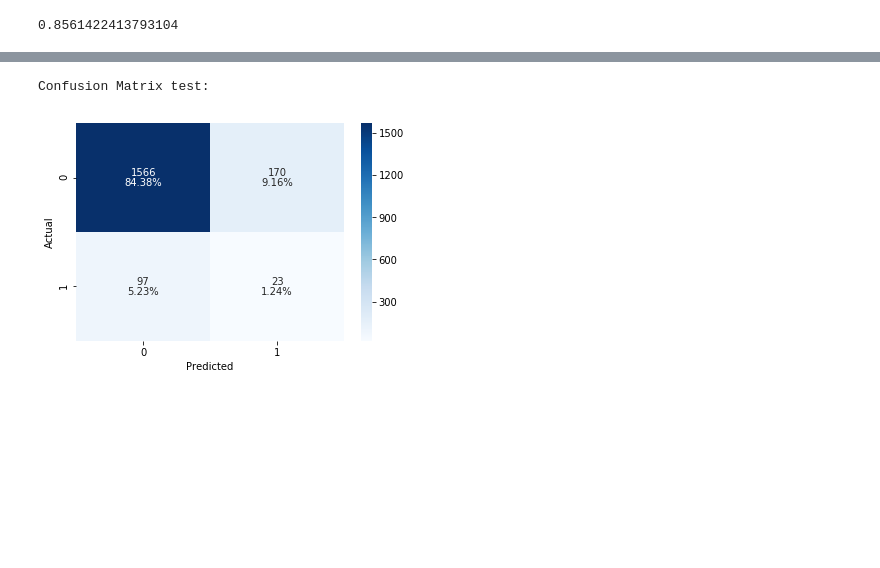
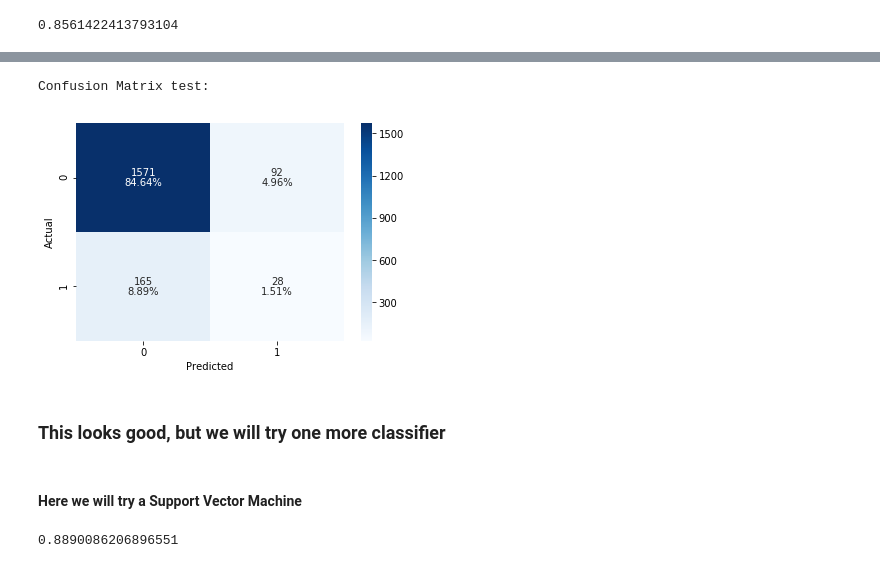
Before and after one commit to Cheffrey2000/dsc-mod-5-project-online-ds-ft-090919, a Jupyter notebook: Model_Setup.ipynb, the cells around one changed output, grey strips where cells are left out. Saved outputs shown, nothing was run; the diff lists cells and outputs as text; code cells hidden in the pictures; blank space fills up the shorter version.

```diff
--- a/Model_Setup.ipynb
+++ b/Model_Setup.ipynb
@@ -195,5 +230,5 @@ clf.best_params_
 # %%
-rf2 = RandomForestClassifier(n_estimators=50, max_depth=1, criterion='entropy')
+rf2 = RandomForestClassifier(n_estimators=10, max_depth=1, criterion='gini', min_samples_split=2)
 # %%
 rf2.fit(X_train_sm, y_train_sm)
 # %% [output]
@@ -244,7 +286,7 @@ weighted avg       0.91      0.91      0.88      1856
 # %% [markdown]
 ### Feature selection
 # %%
-select_feature = SelectKBest(chi2, k=5).fit(X_train_sm, y_train_sm)
+select_feature = SelectKBest(chi2, k=15).fit(X_train_sm, y_train_sm)
 # %%
 select_feature_df = pd.DataFrame({'Feature':list(X_train.columns),
                                  'Scores': select_feature.scores_})
@@ -358,7 +423,7 @@ scaler = StandardScaler()
 X_scaled_train = scaler.fit_transform(X_train_sm)
 X_scaled_test = scaler.transform(X_test)
 # %%
-knn = KNeighborsClassifier(n_neighbors=6, p=1)
+knn = KNeighborsClassifier(n_neighbors=2, p=2.5)
 knn.fit(X_scaled_train, y_train_sm)
 
 print(knn.score(X_scaled_test, y_test))
@@ -398,5 +463,5 @@ score_df2.head(10)
 # %%
-knn = KNeighborsClassifier(n_neighbors=6, p=1)
+knn = KNeighborsClassifier(n_neighbors=4, p=1)
 knn.fit(X_scaled_train, y_train_sm)
 
 print(knn.score(X_scaled_test, y_test))
@@ -408,5 +478,17 @@ test_pred_scale = knn.predict(X_scaled_test)
 # %%
-cm(test_pred_scale, y_test)
+cm( y_test, test_pred_scale)
 # %% [output]
 Confusion Matrix test:
-[figure, old version]
+[figure, new version]
+# %% [markdown]
+### This looks good, but we will try one more classifier
+# %% [markdown]
+#### Here we will try a Support Vector Machine
+# %%
+clf = svm.SVC()
+clf.fit(X_scaled_train, y_train_sm)
+
+accuracy = clf.score(X_scaled_test, y_test)
+print(accuracy)
+# %% [output]
+0.8890086206896551
```
Also changed, not shown: parts of 48 cells of this notebook, 3 other files.
